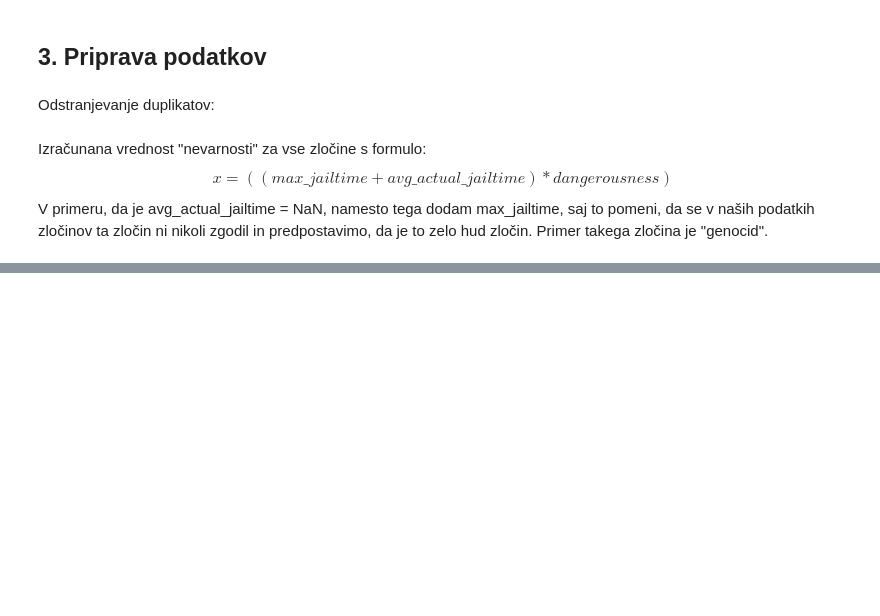
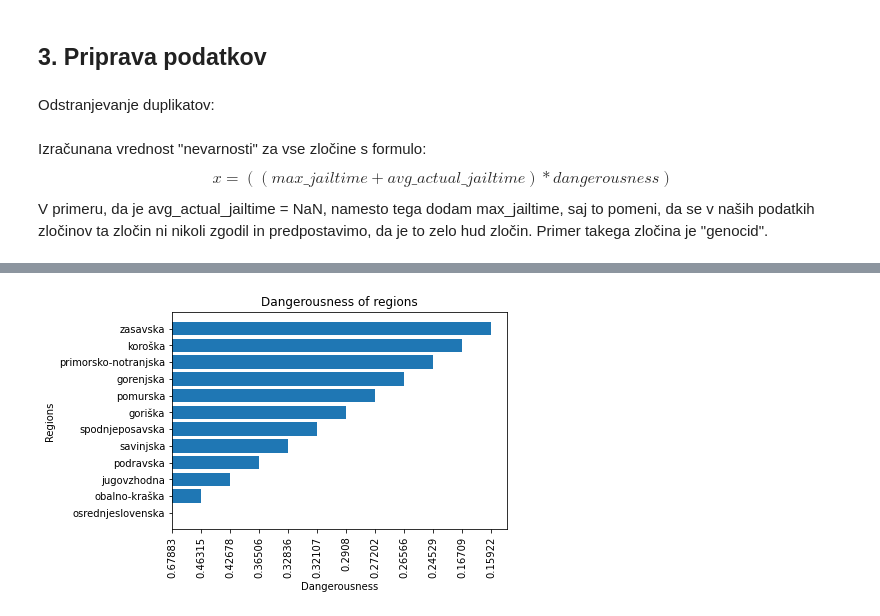
Before and after one commit to zrezke/PR21mlfjis, a Jupyter notebook: data_processing/varnost_posameznih_regij.ipynb, the cells around one changed output, grey strips where cells are left out. Cells and saved outputs as stored; diff of their text form; code cells hidden in the pictures; blank space fills up the shorter version.

```diff
--- a/data_processing/varnost_posameznih_regij.ipynb
+++ b/data_processing/varnost_posameznih_regij.ipynb
@@ -137,0 +153,24 @@ for kd in main_data:
+# %%
+regije_prebivalci = dict()
+with open('../data/regije_prebivalci.csv', 'rt', encoding='utf8') as csvfile:
+    reader = csv.reader(csvfile, delimiter=',')
+    head_regije_prebivalci = next(reader)
+    none_handler = lambda i : i or None
+    for x in reader:
+        x = x[0].split(';')
+        regije_prebivalci[x[0]] = int(x[1])
+# %%
+np_regije_danger_1 = np.array([[x[0], round(x[1] / regije_prebivalci[x[0]], 5)] for x in np_regije_danger])
+# %%
+np_regije_danger_1 = np_regije_danger_1[np.argsort(np_regije_danger_1[:, 1])[::-1]]
+
+# create graph of dangerousness of regions
+fig, ax = plt.subplots()
+ax.barh(np_regije_danger_1[:, 0], np_regije_danger_1[:, 1])
+ax.set_xlabel('Dangerousness')
+ax.set_ylabel('Regions')
+ax.set_title('Dangerousness of regions')
+ax.set_xticklabels(np_regije_danger_1[:, 1], rotation=90)
+plt.show()
+# %% [output]
+[figure, added]
```
Also changed, not shown: parts of 2 cells of this notebook, 1 other file.
